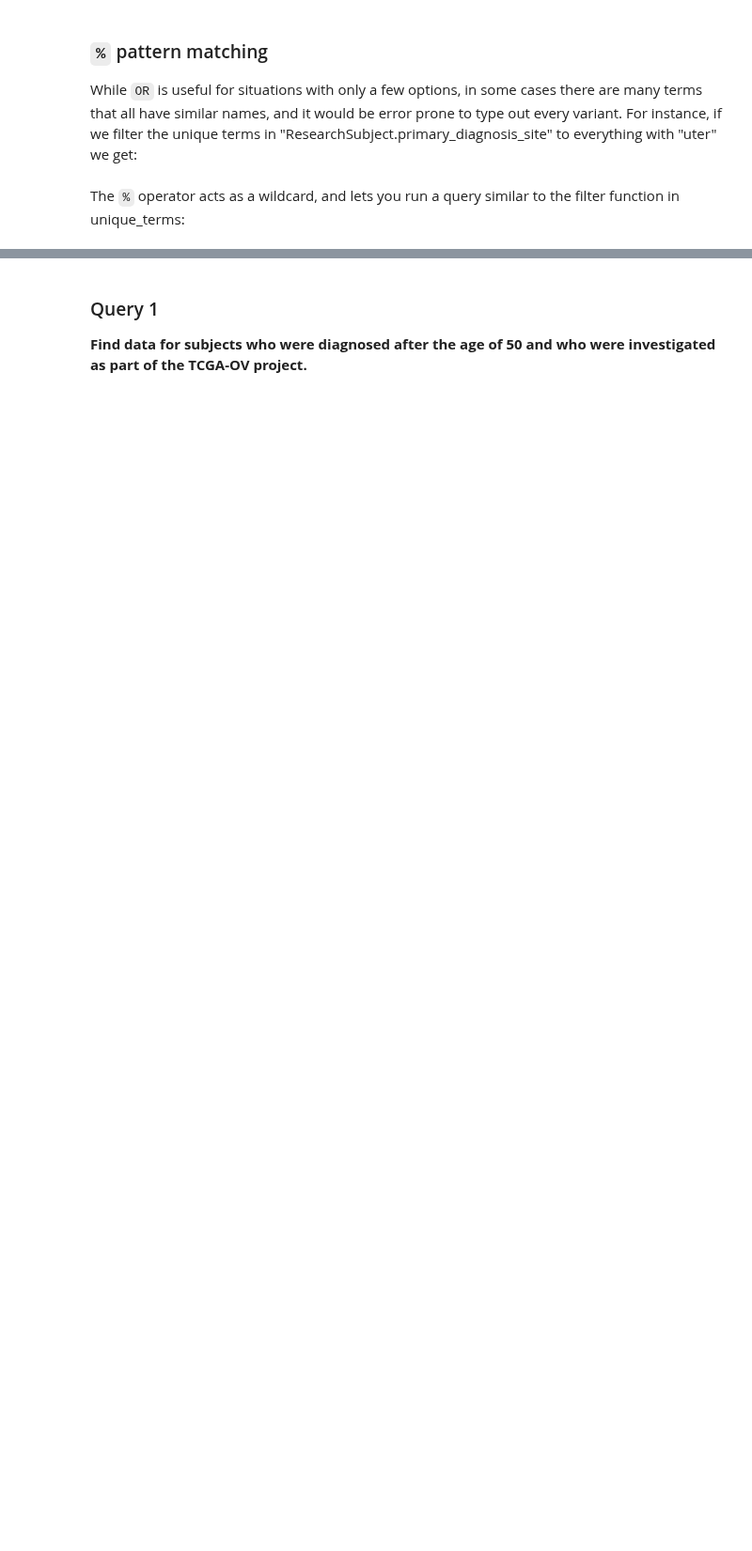
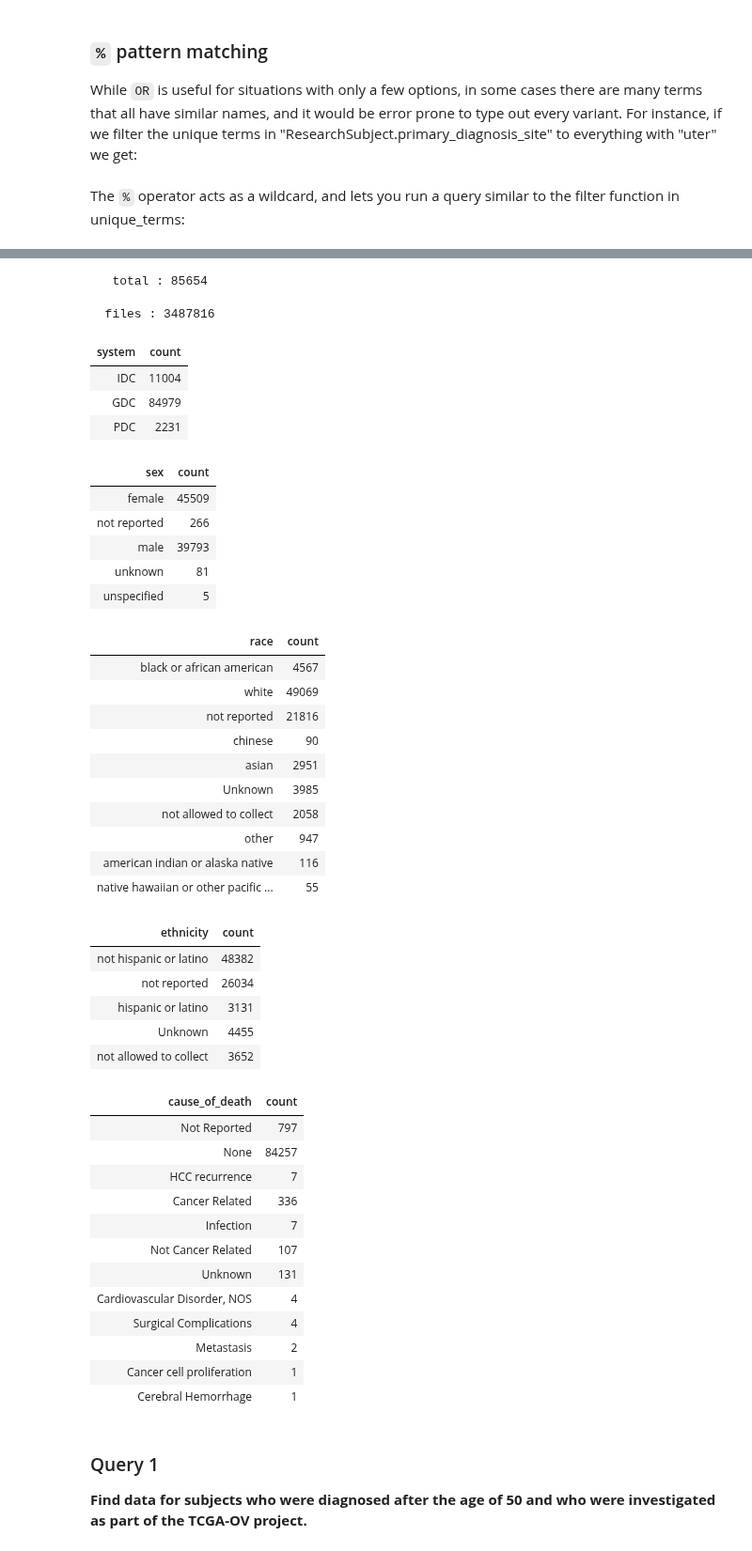
Before and after one commit to CancerDataAggregator/CDA-HelpDesk, a Jupyter notebook: docs/Documentation/ExampleNotebooks/AdvancedSearch-Operators.ipynb, the cells around one changed output, grey strips where cells are left out. Shown at 94% size. Saved outputs shown, nothing was run; the diff lists cells and outputs as text; code cells hidden in the pictures; blank space fills up the shorter version.

```diff
--- a/docs/Documentation/ExampleNotebooks/AdvancedSearch-Operators.ipynb
+++ b/docs/Documentation/ExampleNotebooks/AdvancedSearch-Operators.ipynb
@@ -370,0 +364,3 @@ Q('ResearchSubject.primary_diagnosis_site != "%uter%"').researchsubject.count.ru
+# %%
+Q('sex IS NOT null').subject.count.run()
+# %% [output]
@@ -371,3 +369,45 @@ Q('ResearchSubject.primary_diagnosis_site != "%uter%"').researchsubject.count.ru
+   total : 85654
+  files : 3487816
+| system | count |
+| IDC | 11004 |
+| GDC | 84979 |
+| PDC | 2231 |
+| sex | count |
+| female | 45509 |
+| not reported | 266 |
+| male | 39793 |
+| unknown | 81 |
+| unspecified | 5 |
+| race | count |
+| black or african american | 4567 |
+| white | 49069 |
+| not reported | 21816 |
+| chinese | 90 |
+| asian | 2951 |
+| Unknown | 3985 |
+| not allowed to collect | 2058 |
+| other | 947 |
+| american indian or alaska native | 116 |
+| native hawaiian or other pacific ... | 55 |
+| ethnicity | count |
+| not hispanic or latino | 48382 |
+| not reported | 26034 |
+| hispanic or latino | 3131 |
+| Unknown | 4455 |
+| not allowed to collect | 3652 |
+| cause_of_death | count |
+| Not Reported | 797 |
+| None | 84257 |
+| HCC recurrence | 7 |
+| Cancer Related | 336 |
+| Infection | 7 |
+| Not Cancer Related | 107 |
+| Unknown | 131 |
+| Cardiovascular Disorder, NOS | 4 |
+| Surgical Complications | 4 |
+| Metastasis | 2 |
+| Cancer cell proliferation | 1 |
+| Cerebral Hemorrhage | 1 |
 # %% [markdown]
 ### Query 1
 
```
Also changed, not shown: parts of 24 cells of this notebook, 4 other files.
